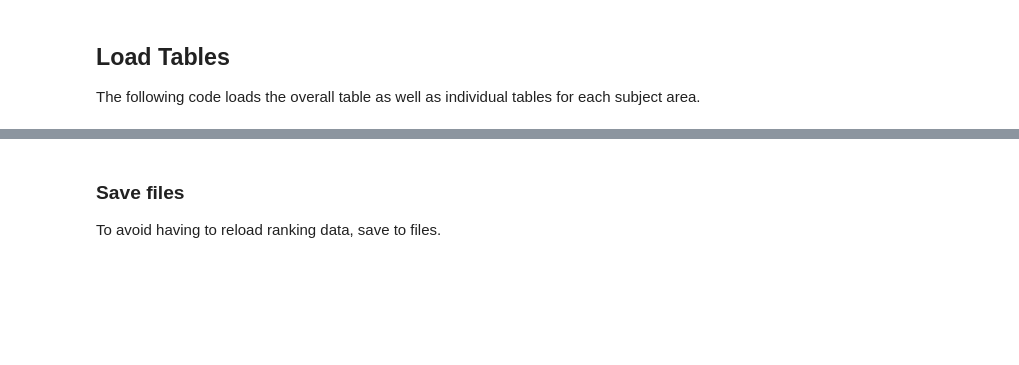
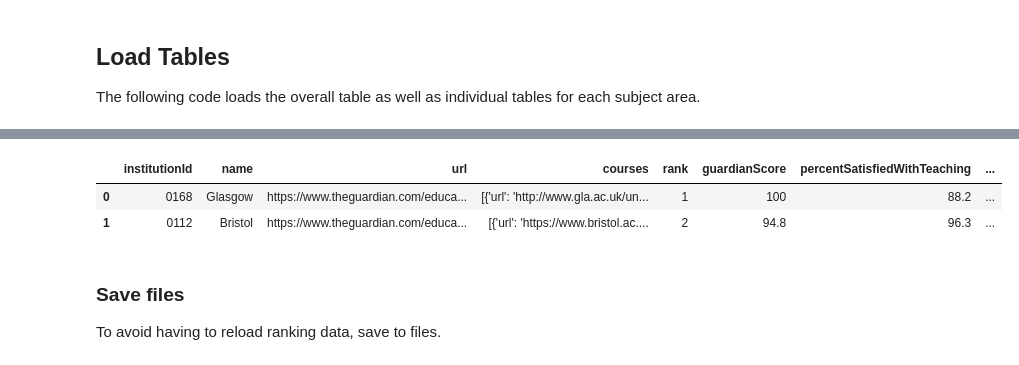
Before and after one commit to mjduarterosa/guardian-univ-ranking, a Jupyter notebook: explore_ranking.ipynb, the cells around one changed output, grey strips where cells are left out. Saved outputs shown, nothing was run; the diff lists cells and outputs as text; code cells hidden in the pictures; blank space fills up the shorter version.

```diff
--- a/explore_ranking.ipynb
+++ b/explore_ranking.ipynb
@@ -23,3 +50,9 @@ main_rank.head(3)
+# %%
+subject_dataframes['S102'].head(2)
+# %% [output]
+|  | institutionId | name | url | courses | rank | guardianScore | percentSatisfiedWithTeaching | ... |
+| 0 | 0168 | Glasgow | https://www.theguardian.com/educa... | [{'url': 'http://www.gla.ac.uk/un... | 1 | 100 | 88.2 | ... |
+| 1 | 0112 | Bristol | https://www.theguardian.com/educa... | [{'url': 'https://www.bristol.ac.... | 2 | 94.8 | 96.3 | ... |
 # %% [markdown]
 ### Save files
 To avoid having to reload ranking data, save to files.
```
Also changed, not shown: parts of 4 cells of this notebook.
